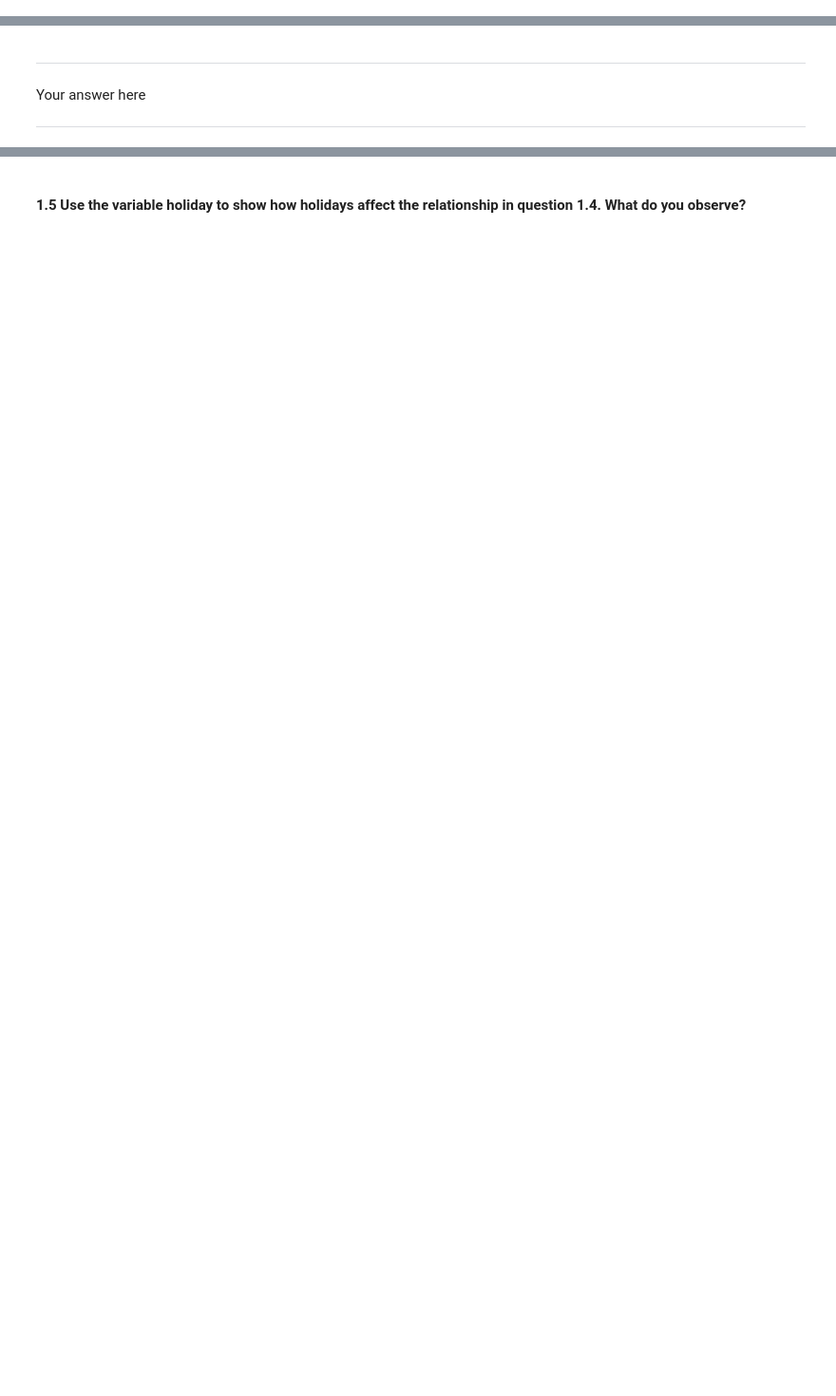
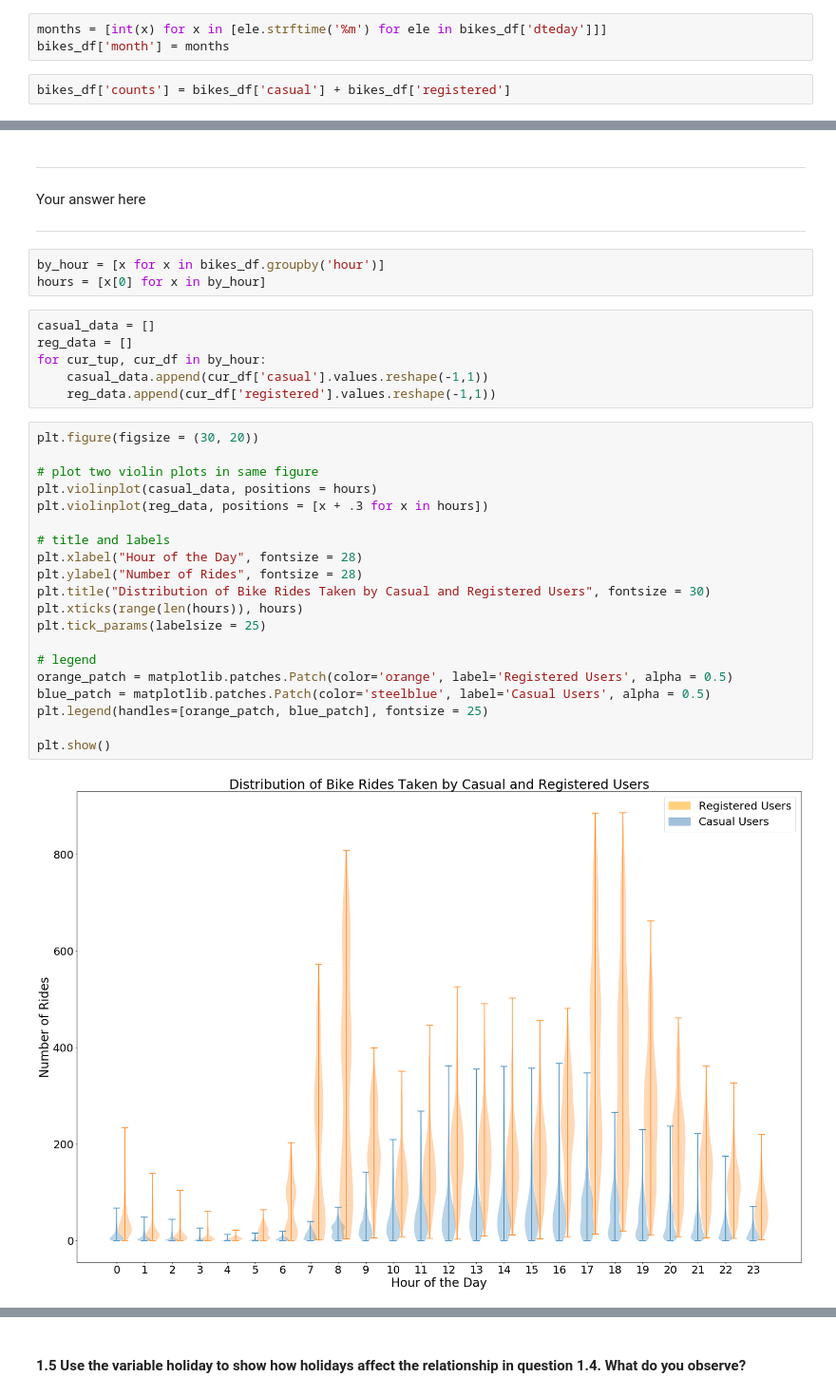
Before and after one commit to eslawler/cs109a, a Jupyter notebook: homework/HW3/cs109a_hw3.ipynb, the cells around one changed output, grey strips where cells are left out. Shown: that part at 95% size. Cells and saved outputs as stored; diff of their text form; blank space fills up the shorter version.

```diff
--- a/homework/HW3/cs109a_hw3.ipynb
+++ b/homework/HW3/cs109a_hw3.ipynb
@@ -129,2 +204,7 @@ Your answer here
+# %%
+months = [int(x) for x in [ele.strftime('%m') for ele in bikes_df['dteday']]]
+bikes_df['month'] = months
+# %%
+bikes_df['counts'] = bikes_df['casual'] + bikes_df['registered']
 # %% [markdown]
 #### 1.4 Use visualization to inspect and comment on how casual rentals and registered rentals vary with the hour.
@@ -133,3 +211,34 @@ Your answer here
 # %% [markdown]
 <HR>
 Your answer here<HR>
+# %%
+by_hour = [x for x in bikes_df.groupby('hour')]
+hours = [x[0] for x in by_hour]
+# %%
+casual_data = []
+reg_data = []
+for cur_tup, cur_df in by_hour:
+    casual_data.append(cur_df['casual'].values.reshape(-1,1))
+    reg_data.append(cur_df['registered'].values.reshape(-1,1))
+# %%
+plt.figure(figsize = (30, 20))
+
+# plot two violin plots in same figure
+plt.violinplot(casual_data, positions = hours)
+plt.violinplot(reg_data, positions = [x + .3 for x in hours])
+
+# title and labels
+plt.xlabel("Hour of the Day", fontsize = 28)
+plt.ylabel("Number of Rides", fontsize = 28)
+plt.title("Distribution of Bike Rides Taken by Casual and Registered Users", fontsize = 30)
+plt.xticks(range(len(hours)), hours)
+plt.tick_params(labelsize = 25)
+
+# legend
+orange_patch = matplotlib.patches.Patch(color='orange', label='Registered Users', alpha = 0.5)
+blue_patch = matplotlib.patches.Patch(color='steelblue', label='Casual Users', alpha = 0.5)
+plt.legend(handles=[orange_patch, blue_patch], fontsize = 25)
+
+plt.show()
+# %% [output]
+[figure, added]
```
Also changed, not shown: parts of 18 cells of this notebook, 1 other file.
